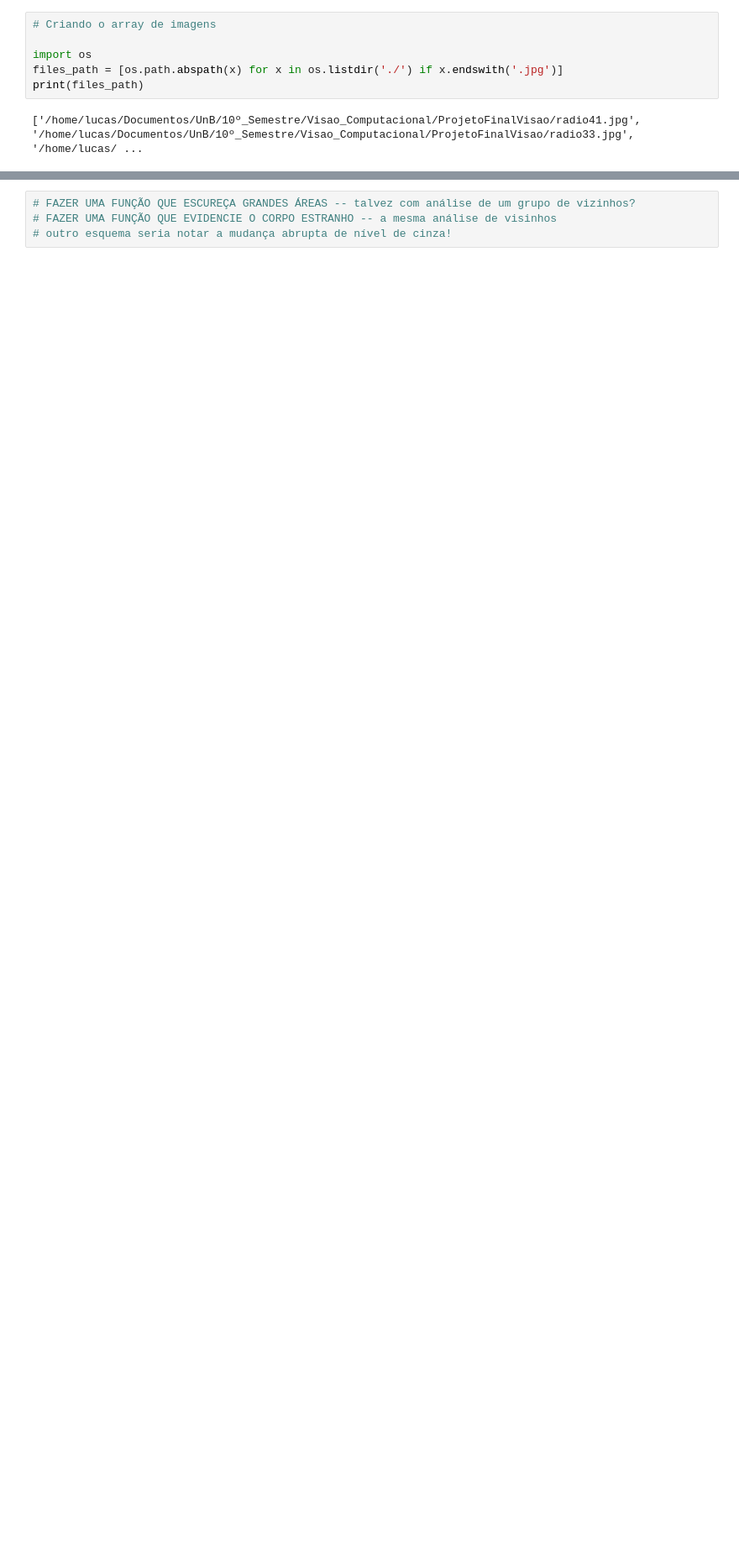
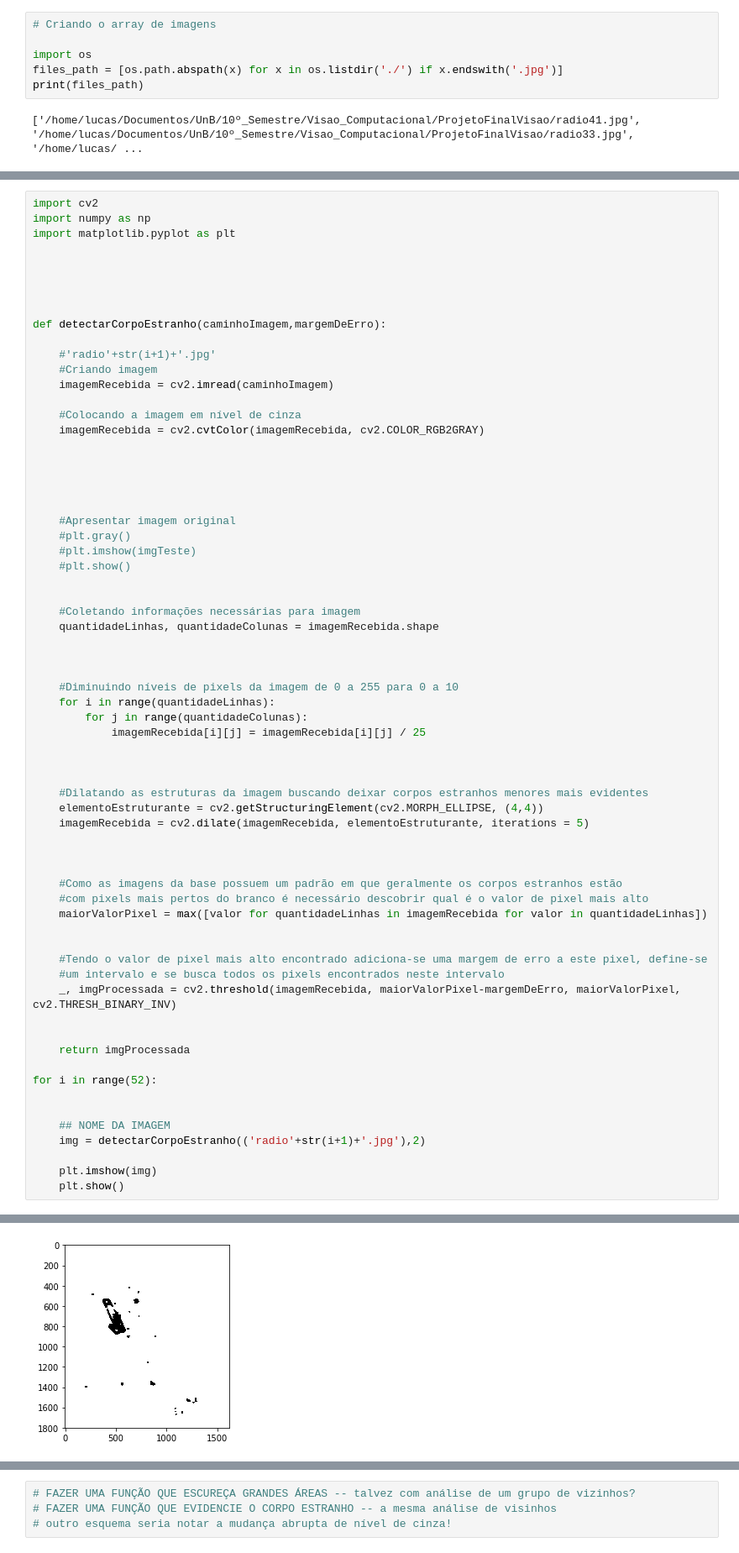
Before and after one commit to TrabalhosDaUnB/ProjetoFinalVisao, a Jupyter notebook: Deteccao_Corpos_Estranhos.ipynb, the cells around one changed output, grey strips where cells are left out. Shown: that part at 84% size. Drawn from its saved outputs; the diff is of its cells as text; blank space fills up the shorter version.

```diff
--- a/Deteccao_Corpos_Estranhos.ipynb
+++ b/Deteccao_Corpos_Estranhos.ipynb
@@ -134,0 +9,67 @@ radio3.jpg
+# %%
+import cv2
+import numpy as np
+import matplotlib.pyplot as plt
+
+
+
+
+
+def detectarCorpoEstranho(caminhoImagem,margemDeErro):
+
+    #'radio'+str(i+1)+'.jpg'
+    #Criando imagem
+    imagemRecebida = cv2.imread(caminhoImagem)
+
+    #Colocando a imagem em nível de cinza
+    imagemRecebida = cv2.cvtColor(imagemRecebida, cv2.COLOR_RGB2GRAY)
+
+
+
+
+
+    #Apresentar imagem original
+    #plt.gray()
+    #plt.imshow(imgTeste)
+    #plt.show()
+
+
+    #Coletando informações necessárias para imagem
+    quantidadeLinhas, quantidadeColunas = imagemRecebida.shape
+
+
+
+    #Diminuindo níveis de pixels da imagem de 0 a 255 para 0 a 10
+    for i in range(quantidadeLinhas):
+        for j in range(quantidadeColunas):
+            imagemRecebida[i][j] = imagemRecebida[i][j] / 25
+
+
+
+    #Dilatando as estruturas da imagem buscando deixar corpos estranhos menores mais evidentes
+    elementoEstruturante = cv2.getStructuringElement(cv2.MORPH_ELLIPSE, (4,4))
+    imagemRecebida = cv2.dilate(imagemRecebida, elementoEstruturante, iterations = 5)
+
+
+
+    #Como as imagens da base possuem um padrão em que geralmente os corpos estranhos estão
+    #com pixels mais pertos do branco é necessário descobrir qual é o valor de pixel mais alto
+    maiorValorPixel = max([valor for quantidadeLinhas in imagemRecebida for valor in quantidadeLinhas])
+
+
+    #Tendo o valor de pixel mais alto encontrado adiciona-se uma margem de erro a este pixel, define-se
+    #um intervalo e se busca todos os pixels encontrados neste intervalo
+    _, imgProcessada = cv2.threshold(imagemRecebida, maiorValorPixel-margemDeErro, maiorValorPixel, cv2.THRESH_BINARY_INV)
+
+
+    return imgProcessada
+
+for i in range(52):
+
+
+    ## NOME DA IMAGEM
+    img = detectarCorpoEstranho(('radio'+str(i+1)+'.jpg'),2)
+
+    plt.imshow(img)
+    plt.show()
+# %% [output]
@@ -134,0 +79 @@ radio3.jpg
+[figure, added]
```
Also changed, not shown: parts of 2 cells of this notebook.
